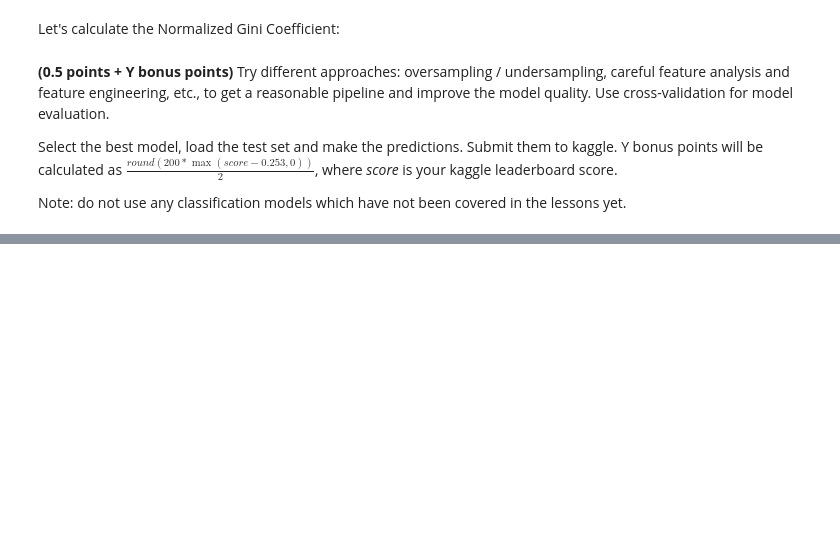
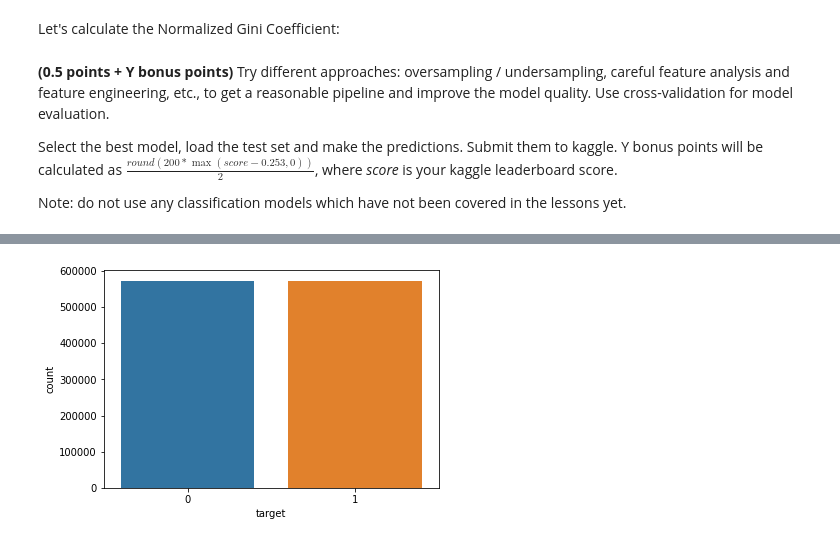
Before and after one commit to kiligon/Ml_Hw, a Jupyter notebook: ML_Hw_5.ipynb, the cells around one changed output, grey strips where cells are left out. Cells and saved outputs as stored; diff of their text form; code cells hidden in the pictures; blank space fills up the shorter version.

```diff
--- a/ML_Hw_5.ipynb
+++ b/ML_Hw_5.ipynb
@@ -473,0 +504,6 @@ Note: do not use any classification models which have not been covered in the le
+# %%
+num_0 = len(insurance_data[insurance_data['target']==0])
+
+oversampled_data = pd.concat([ insurance_data[insurance_data['target']==0] ,
+                              insurance_data[insurance_data['target']==1].sample(num_0, replace=True) ])
+oversampled_data
@@ -473,0 +525,5 @@ Note: do not use any classification models which have not been covered in the le
+# %%
+sns.countplot(x='target', data=oversampled_data)
+plt.show()
+# %% [output]
+[figure, added]
```
Also changed, not shown: parts of 19 cells of this notebook, 1 other file.
